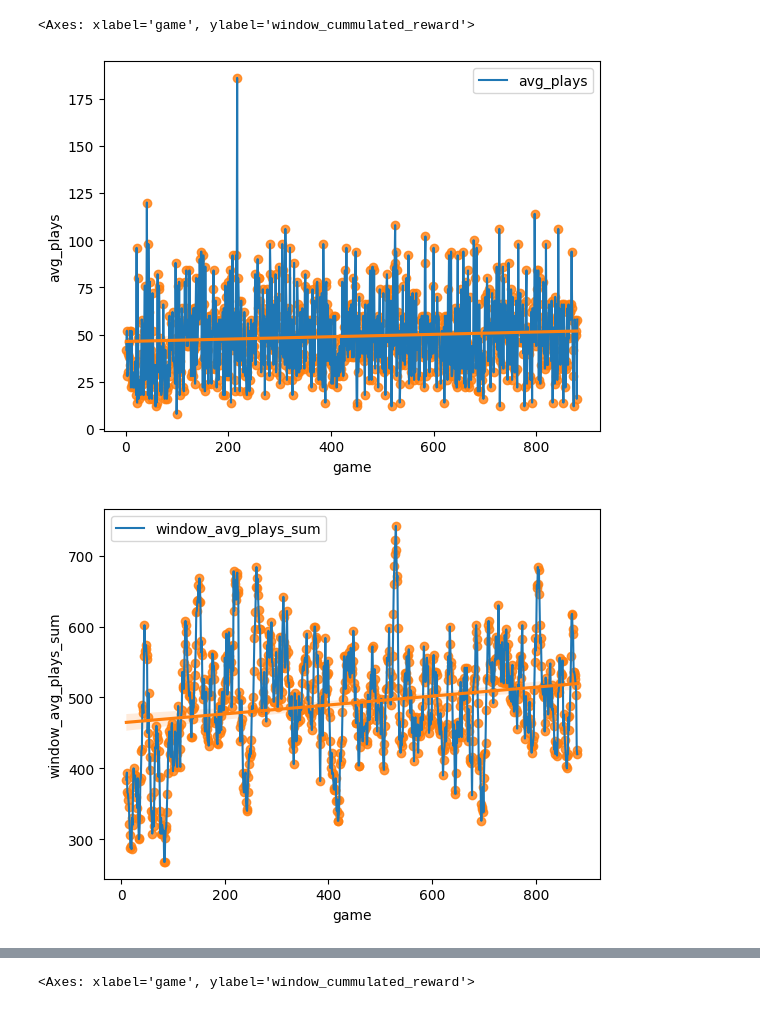
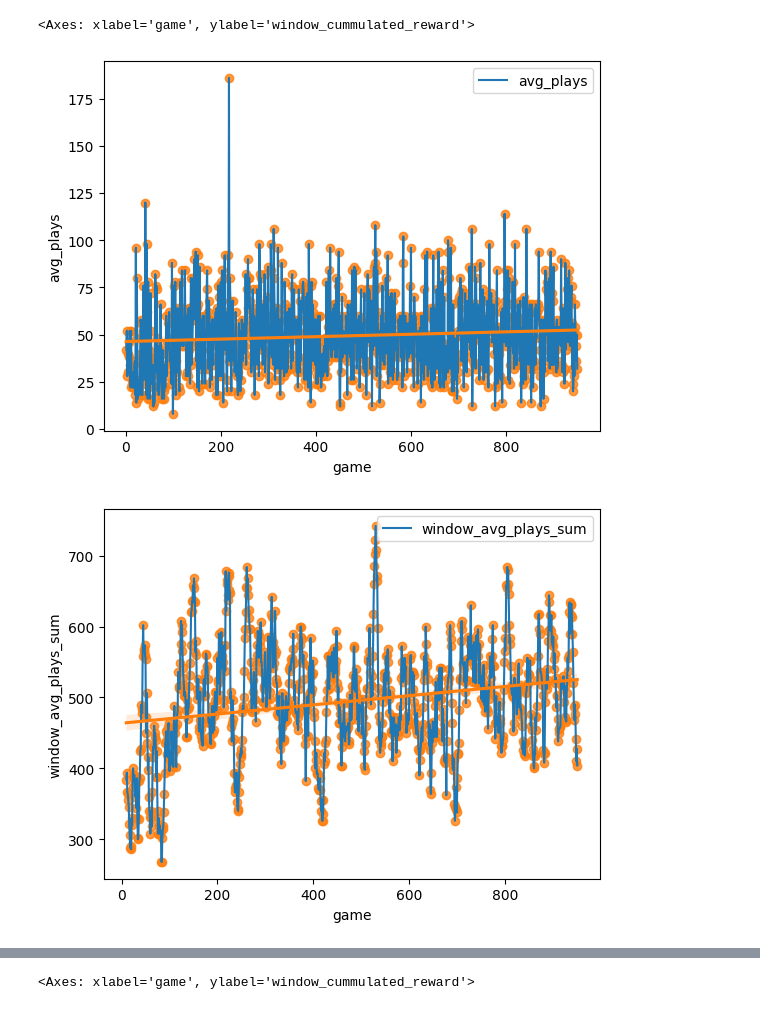
Before and after one commit to jaimekuei/rl-chess-nova-ims, a Jupyter notebook: evaluation.ipynb, the cells around one changed output, grey strips where cells are left out. Saved outputs shown, nothing was run; the diff lists cells and outputs as text; code cells hidden in the pictures.

```diff
--- a/evaluation.ipynb
+++ b/evaluation.ipynb
@@ -7,32 +7,32 @@ import seaborn as sns
 # %%
 strategy = 'dqn_white_stockfish_v2'
 version = 'v1'
 
 path_metrics = os.path.join(
     os.getcwd(), 'checkpoint', strategy, version,
-    'history_metrics', 'checkpoint_game_metrics_iteration_880.pkl')
+    'history_metrics', 'checkpoint_game_metrics_iteration_950.pkl')
 
 with open(path_metrics, 'rb') as f:
     metrics = pickle.load(f)
 
 results = pd.DataFrame(metrics)
 results.plot.line(x='game', y='avg_plays')
 sns.regplot(x='game', y='avg_plays', data=results)
 
 results['window_avg_plays_sum'] = results['avg_plays'].rolling(10).sum()
 results.plot.line(x='game', y='window_avg_plays_sum')
 sns.regplot(x='game', y='window_avg_plays_sum', data=results)
 
 results.plot.line(x='game', y='last_reward')
 sns.regplot(x='game', y='last_reward', data=results)
 
 results.plot.line(x='game', y='cummulated_reward')
 sns.regplot(x='game', y='cummulated_reward', data=results)
 
 results['window_cummulated_reward'] = results['cummulated_reward'].rolling(10).sum()
 results.plot.line(x='game', y='window_cummulated_reward')
 sns.regplot(x='game', y='window_cummulated_reward', data=results)
 # %% [output]
 <Axes: xlabel='game', ylabel='window_cummulated_reward'>
-[figure, old version]
+[figure, new version]
-[figure, old version]
+[figure, new version]
```
Also changed, not shown: parts of 1 cell of this notebook, 2 other files.
